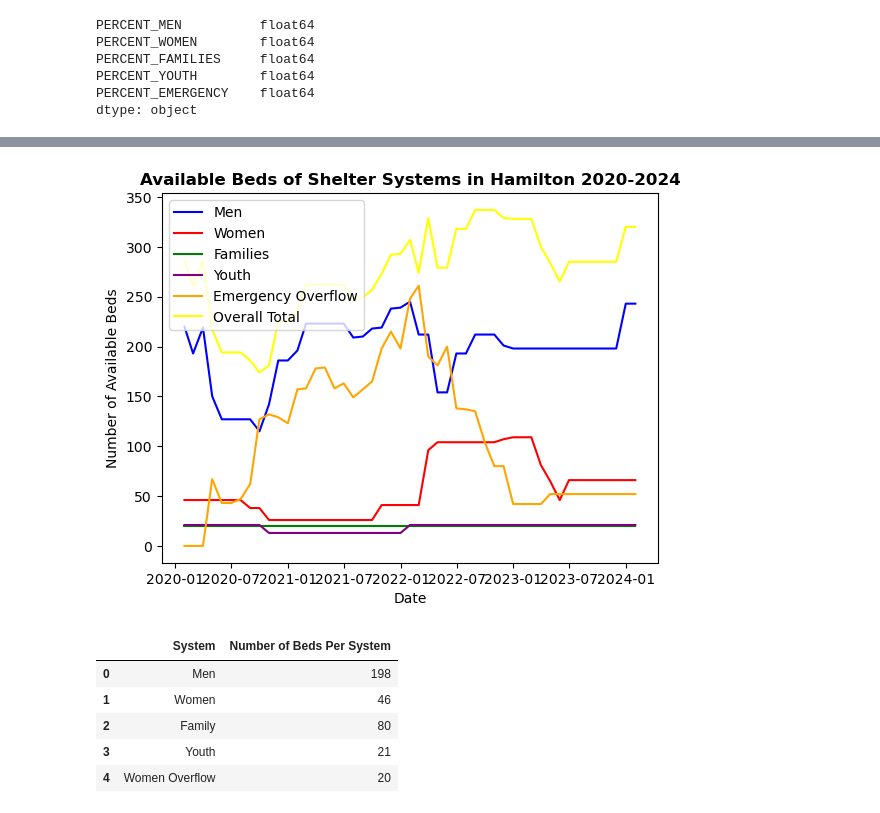
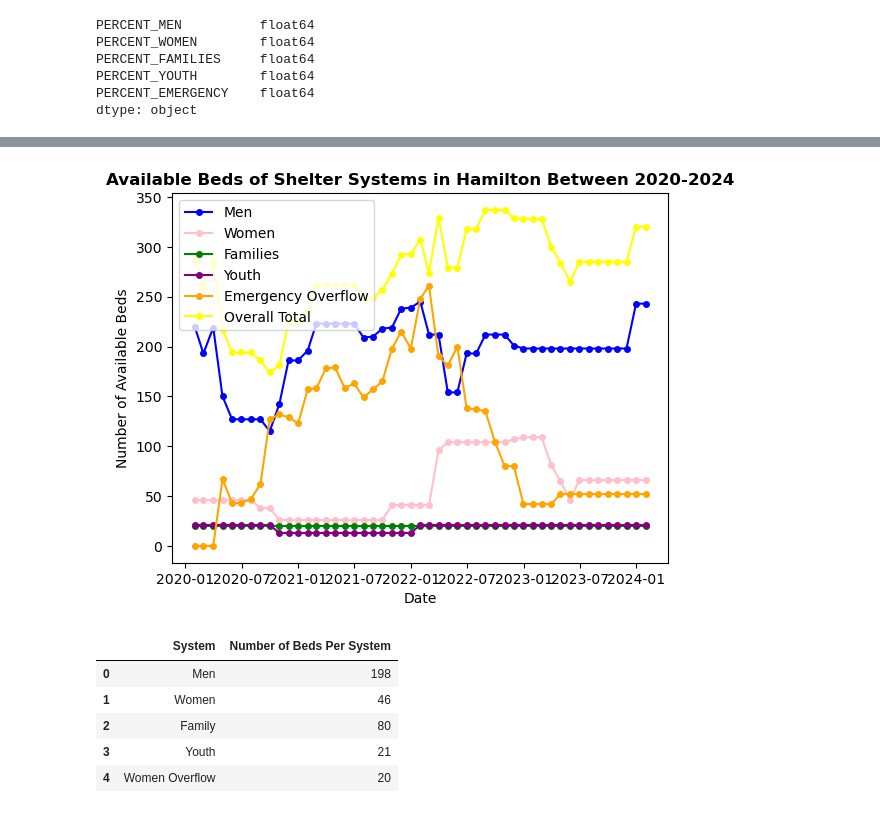
Before and after one commit to keyanap/YWCA-Gender-Based-Safety-Audit, a Jupyter notebook: Hamilton_Shelter_Occupancy.ipynb, the cells around one changed output, grey strips where cells are left out. Drawn from its saved outputs; the diff is of its cells as text; code cells hidden in the pictures.

```diff
--- a/Hamilton_Shelter_Occupancy.ipynb
+++ b/Hamilton_Shelter_Occupancy.ipynb
@@ -194,28 +256,35 @@ dtype: object
 # %%
 # Lines for plot
-plt.plot(shelter_beds.index, shelter_beds['MEN_BEDS'], color='blue', label='Men')
-plt.plot(shelter_beds.index, shelter_beds['WOMEN_BEDS'], color='red', label='Women')
-plt.plot(shelter_beds.index, shelter_beds['FAMILY_ROOMS'], color='green', label='Families')
-plt.plot(shelter_beds.index, shelter_beds['YOUTH_BEDS'], color='purple', label='Youth')
-plt.plot(shelter_beds.index, shelter_beds['EMERGENCY_HOTEL_OVERFLOW_ROOMS'], color='orange', label='Emergency Overflow')
-plt.plot(shelter_beds.index, shelter_beds['TOTAL_BEDS'], color='yellow', label='Overall Total')
+plt.plot(shelter_beds.index, shelter_beds['MEN_BEDS'], color='blue',
+         marker='o', markersize=4, label='Men')
+plt.plot(shelter_beds.index, shelter_beds['WOMEN_BEDS'], color='pink',
+         marker='o', markersize=4, label='Women')
+plt.plot(shelter_beds.index, shelter_beds['FAMILY_ROOMS'], color='green',
+         marker='o', markersize=4, label='Families')
+plt.plot(shelter_beds.index, shelter_beds['YOUTH_BEDS'], color='purple',
+         marker='o', markersize=4, label='Youth')
+plt.plot(shelter_beds.index, shelter_beds['EMERGENCY_HOTEL_OVERFLOW_ROOMS'],
+         color='orange', marker='o', markersize=4, label='Emergency Overflow')
+plt.plot(shelter_beds.index, shelter_beds['TOTAL_BEDS'], color='yellow',
+         marker='o', markersize=4, label='Overall Total')
 
 # Title of the plot
-plt.title('Available Beds of Shelter Systems in Hamilton 2020-2024')
-# Bold title
-plt.title('Available Beds of Shelter Systems in Hamilton 2020-2024', fontweight='bold')
+plt.title('Available Beds of Shelter Systems in Hamilton Between 2020-2024', fontweight='bold')
 
 # Label for x and y axis
 plt.xlabel('Date')
 plt.ylabel('Number of Available Beds')
 
-# Add Legend
+# Legend
 plt.legend()
+
+# Save the plot
+plt.savefig('Images/Hate Crimes in Hamilton Between 2019-2023.png', bbox_inches='tight')
 
 # Plot the data
 plt.show()
 # %% [output]
-[figure, old version]
+[figure, new version]
 # %%
 # file to load
 file_path = Path("Resources/Shelter Systems.xlsx")
```
Also changed, not shown: parts of 8 cells of this notebook, 13 other files.
